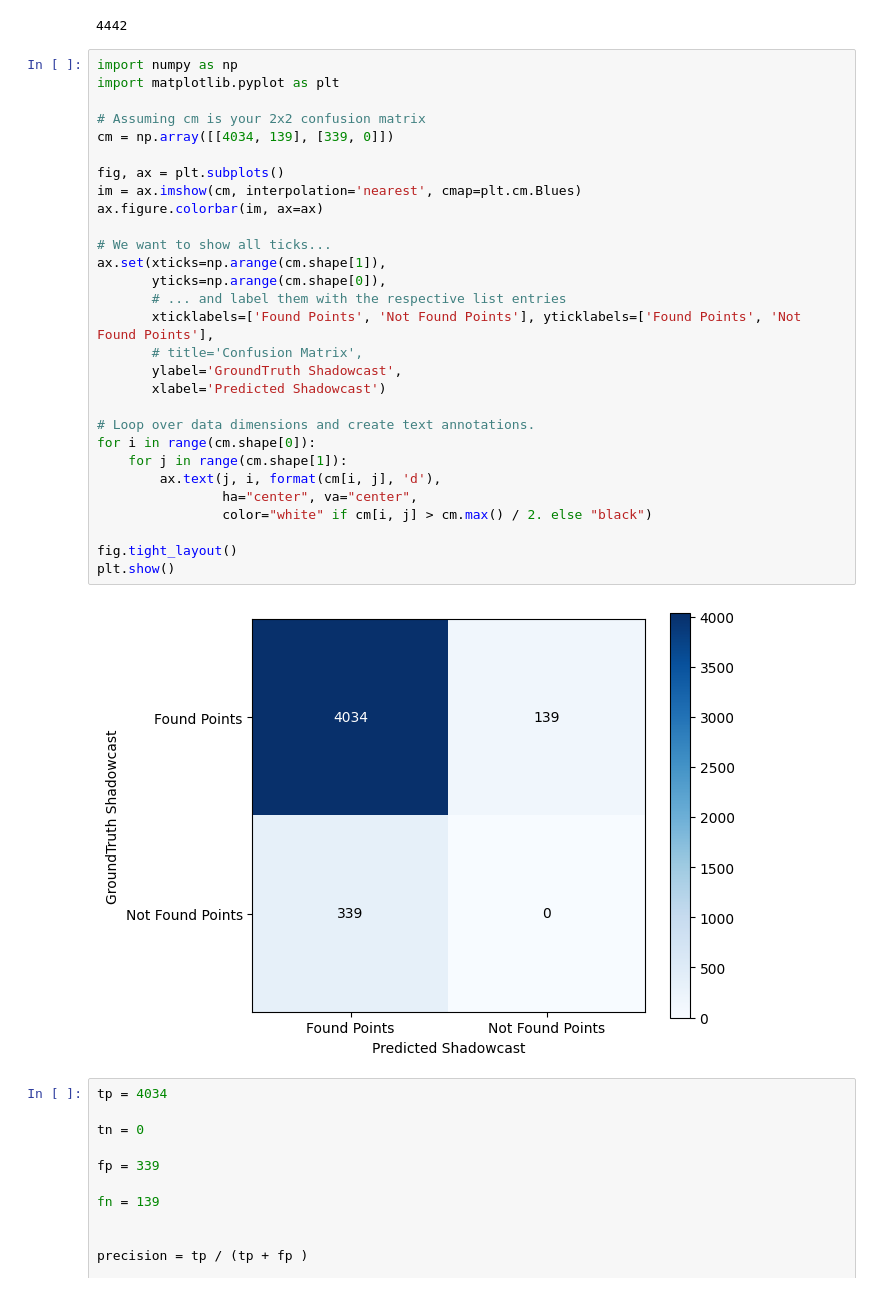
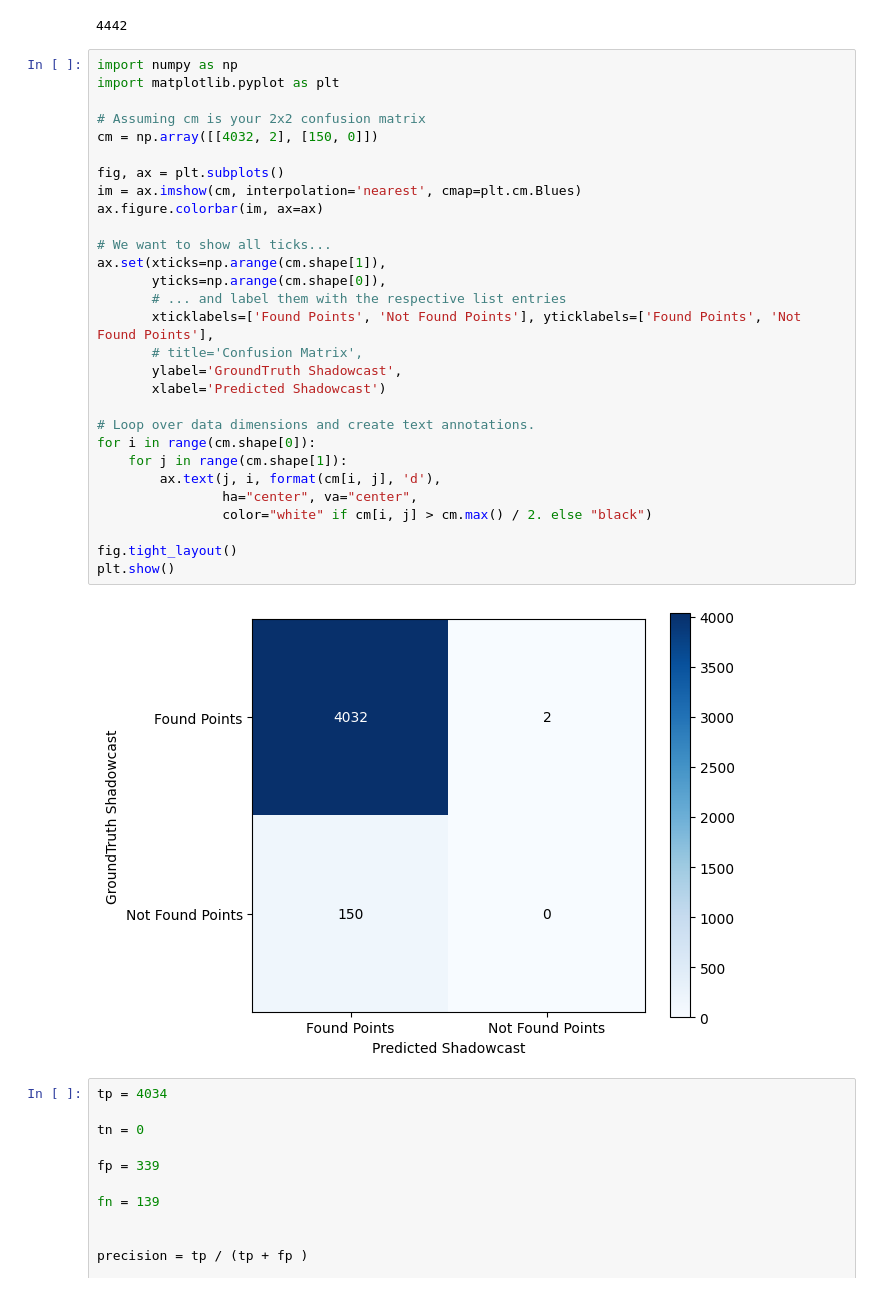
Before and after one commit to bisalgt/spawn_objects_in_carla, a Jupyter notebook: notebooks/comparision between prototype and raycasted prototype.ipynb, the cells around one changed output. Saved outputs shown, nothing was run; the diff lists cells and outputs as text.

```diff
--- a/notebooks/comparision between prototype and raycasted prototype.ipynb
+++ b/notebooks/comparision between prototype and raycasted prototype.ipynb
@@ -726,34 +726,34 @@ len(pcd_predicted.points)
 # %%
 import numpy as np
 import matplotlib.pyplot as plt
 
 # Assuming cm is your 2x2 confusion matrix
-cm = np.array([[4034, 139], [339, 0]])
+cm = np.array([[4032, 2], [150, 0]])
 
 fig, ax = plt.subplots()
 im = ax.imshow(cm, interpolation='nearest', cmap=plt.cm.Blues)
 ax.figure.colorbar(im, ax=ax)
 
 # We want to show all ticks...
 ax.set(xticks=np.arange(cm.shape[1]),
        yticks=np.arange(cm.shape[0]),
        # ... and label them with the respective list entries
        xticklabels=['Found Points', 'Not Found Points'], yticklabels=['Found Points', 'Not Found Points'],
        # title='Confusion Matrix',
        ylabel='GroundTruth Shadowcast',
        xlabel='Predicted Shadowcast')
 
 # Loop over data dimensions and create text annotations.
 for i in range(cm.shape[0]):
     for j in range(cm.shape[1]):
         ax.text(j, i, format(cm[i, j], 'd'),
                 ha="center", va="center",
                 color="white" if cm[i, j] > cm.max() / 2. else "black")
 
 fig.tight_layout()
 plt.show()
 # %% [output]
-[figure, old version]
+[figure, new version]
 # %%
 tp = 4034
 
```
Also changed, not shown: parts of 24 cells of this notebook.
